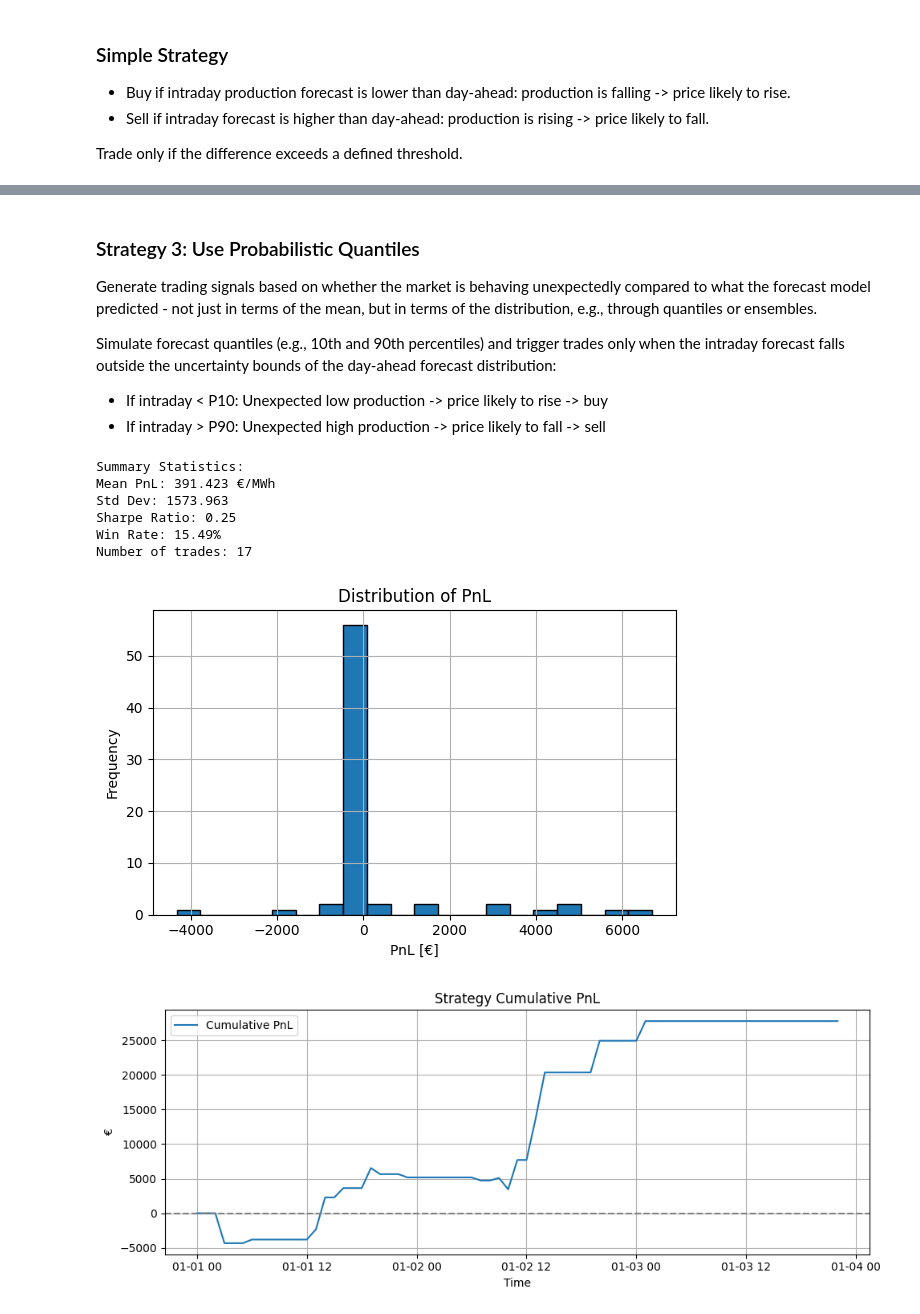
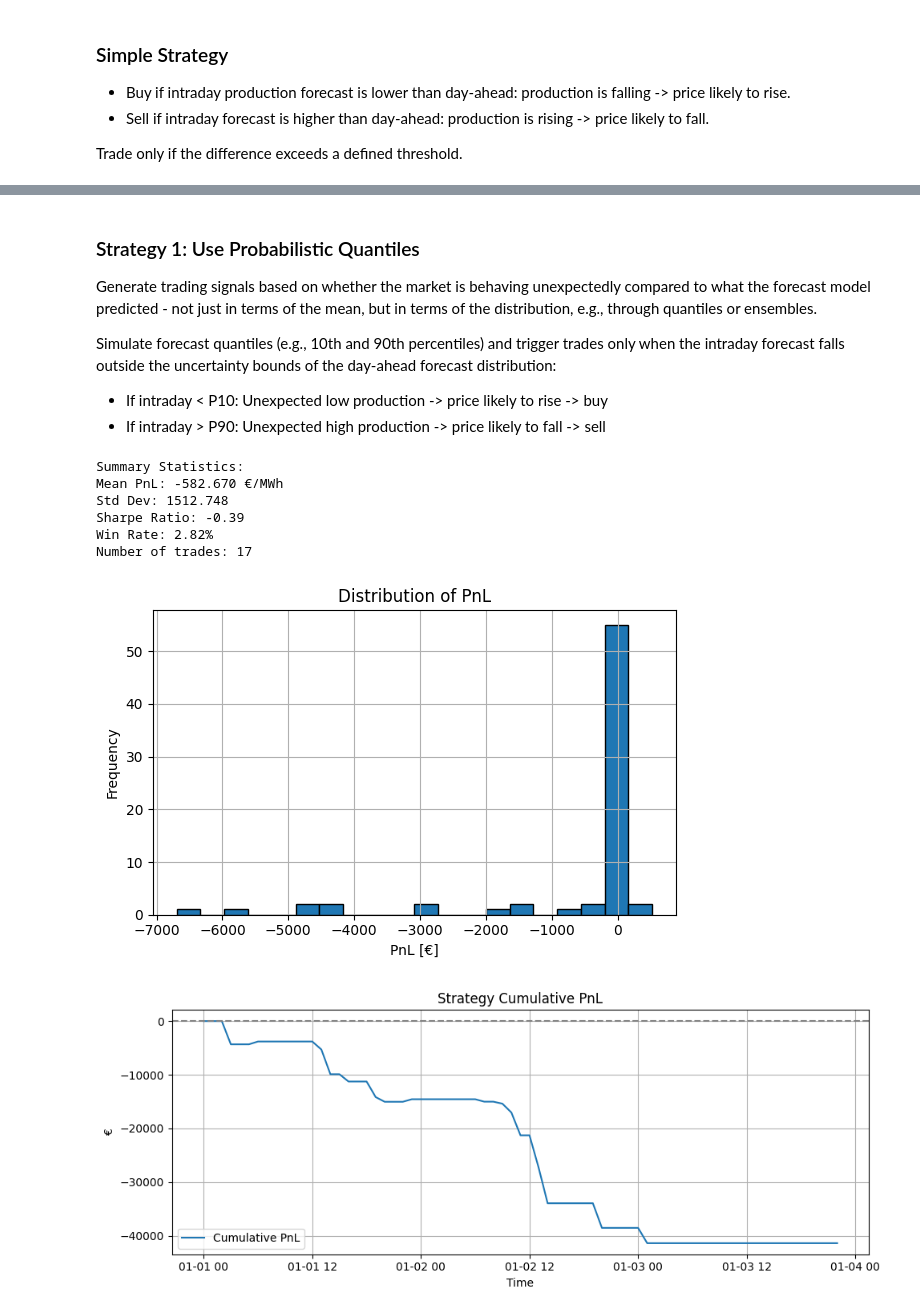
Before and after one commit to RIVACON/RiVaPy, a Jupyter notebook: notebooks/tools/algo_trading_in_python.ipynb, the cells around one changed output, grey strips where cells are left out. Saved outputs shown, nothing was run; the diff lists cells and outputs as text; code cells hidden in the pictures.

```diff
--- a/notebooks/tools/algo_trading_in_python.ipynb
+++ b/notebooks/tools/algo_trading_in_python.ipynb
@@ -139,7 +139,7 @@ df.loc[df["forecast_diff"] < -threshold, "signal"] = 1  # Less production -> pri
 
 df["exit_price"] = df["intraday_price"].shift(-1)
 df["price_change"] = df["exit_price"] - df["intraday_price"]
-df["pnl"] = df["signal"] * df["price_change"] * df["forecast_diff"] - abs(df["signal"]) * transaction_cost
+df["pnl"] = df["signal"] * df["price_change"] * df["forecast_diff"].abs() - abs(df["signal"]) * transaction_cost
 # Cumulative PnL
 df["cumulative_pnl"] = df["pnl"].cumsum()
 
@@ -300,5 +182,5 @@ Number of trades: 72
 # %% [markdown]
-### Strategy 3: Use Probabilistic Quantiles
+### Strategy 1: Use Probabilistic Quantiles
 
 Generate trading signals based on whether the market is behaving unexpectedly compared to what the forecast model predicted - not just in terms of the mean, but in terms of the distribution, e.g., through quantiles or ensembles.
 
@@ -317,43 +199,43 @@ df.loc[df["intraday_forecast"] > df["forecast_p90"], "signal"] = -1  # -> sell
 
 df["exit_price"] = df["intraday_price"].shift(-1)
 df["price_change"] = df["exit_price"] - df["intraday_price"]
-df["pnl"] = df["signal"] * df["price_change"] * df["forecast_diff"] - abs(df["signal"]) * transaction_cost
+df["pnl"] = df["signal"] * df["price_change"] * df["forecast_diff"].abs() - abs(df["signal"]) * transaction_cost
 # Cumulative PnL
 df["cumulative_pnl"] = df["pnl"].cumsum()
 
 pnl = df["pnl"].dropna()
 print("Summary Statistics:")
 print(f"Mean PnL: {pnl.mean():.3f} €/MWh")
 print(f"Std Dev: {pnl.std():.3f}")
 print(f"Sharpe Ratio: {pnl.mean() / pnl.std():.2f}")
 print(f"Win Rate: {(pnl > 0).mean() * 100:.2f}%")
 print(f"Number of trades: {np.count_nonzero(df['signal'])}")
 
 plt.figure(figsize=(6, 4))
 plt.hist(pnl, bins=20, edgecolor='k')
 plt.title("Distribution of PnL")
 plt.xlabel("PnL [€]")
 plt.ylabel("Frequency")
 plt.grid(True)
 plt.tight_layout()
 plt.show()
 
 plt.figure(figsize=(10, 4))
 plt.plot(df["timestamp"], df["cumulative_pnl"], label="Cumulative PnL")
 plt.axhline(0, linestyle='--', color='gray')
 plt.title("Strategy Cumulative PnL")
 plt.xlabel("Time")
 plt.ylabel("€")
 plt.grid(True)
 plt.legend()
 plt.tight_layout()
 plt.show()
 # %% [output]
 Summary Statistics:
-Mean PnL: 391.423 €/MWh
-Std Dev: 1573.963
-Sharpe Ratio: 0.25
-Win Rate: 15.49%
+Mean PnL: -582.670 €/MWh
+Std Dev: 1512.748
+Sharpe Ratio: -0.39
+Win Rate: 2.82%
 Number of trades: 17
-[figure, old version]
+[figure, new version]
-[figure, old version]
+[figure, new version]
```
Also changed, not shown: parts of 5 cells of this notebook.
